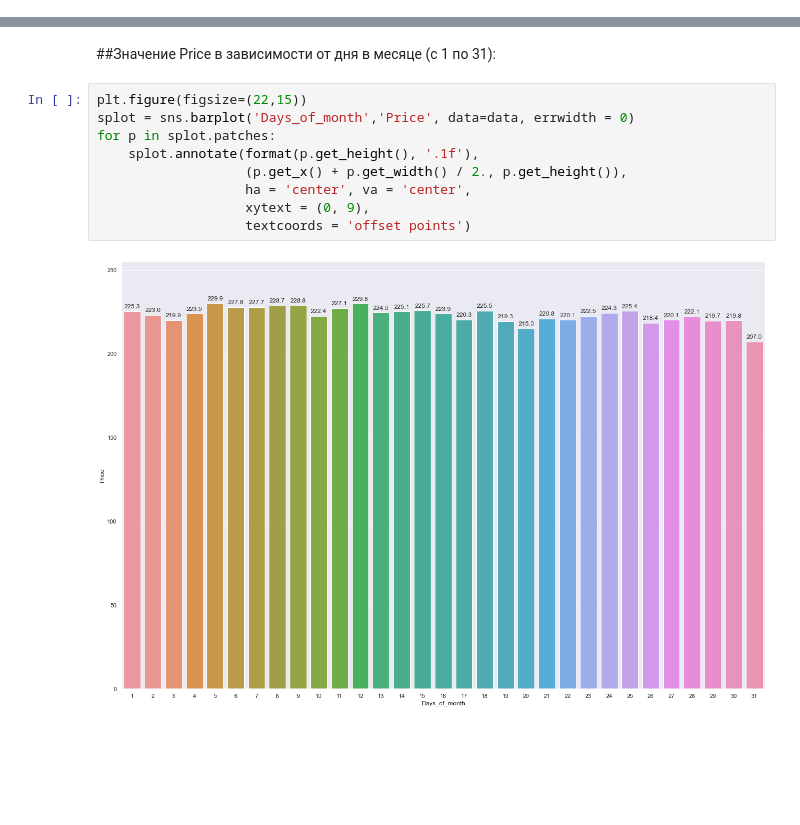
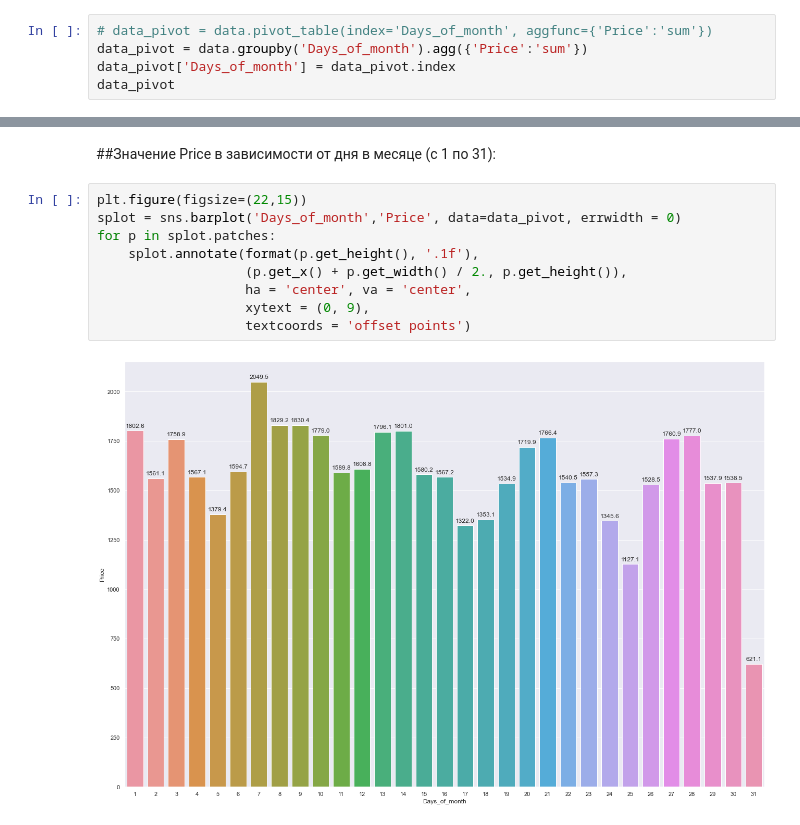
Before and after one commit to Ruslan-Uoleran/using, a Jupyter notebook: main.ipynb, the cells around one changed output, grey strips where cells are left out. Drawn from its saved outputs; the diff is of its cells as text; blank space fills up the shorter version.

```diff
--- a/main.ipynb
+++ b/main.ipynb
@@ -76 +110,6 @@ plt.legend()
 [figure]
+# %%
+# data_pivot = data.pivot_table(index='Days_of_month', aggfunc={'Price':'sum'})
+data_pivot = data.groupby('Days_of_month').agg({'Price':'sum'})
+data_pivot['Days_of_month'] = data_pivot.index
+data_pivot
@@ -79,12 +137,12 @@ plt.legend()
 ##Значение Price в зависимости от дня в месяце (с 1 по 31):
 # %%
 plt.figure(figsize=(22,15))
-splot = sns.barplot('Days_of_month','Price', data=data, errwidth = 0)
+splot = sns.barplot('Days_of_month','Price', data=data_pivot, errwidth = 0)
 for p in splot.patches:
     splot.annotate(format(p.get_height(), '.1f'),
                    (p.get_x() + p.get_width() / 2., p.get_height()),
                    ha = 'center', va = 'center',
                    xytext = (0, 9),
                    textcoords = 'offset points')
 # %% [output]
-[figure, old version]
+[figure, new version]
```
Also changed, not shown: parts of 5 cells of this notebook.
